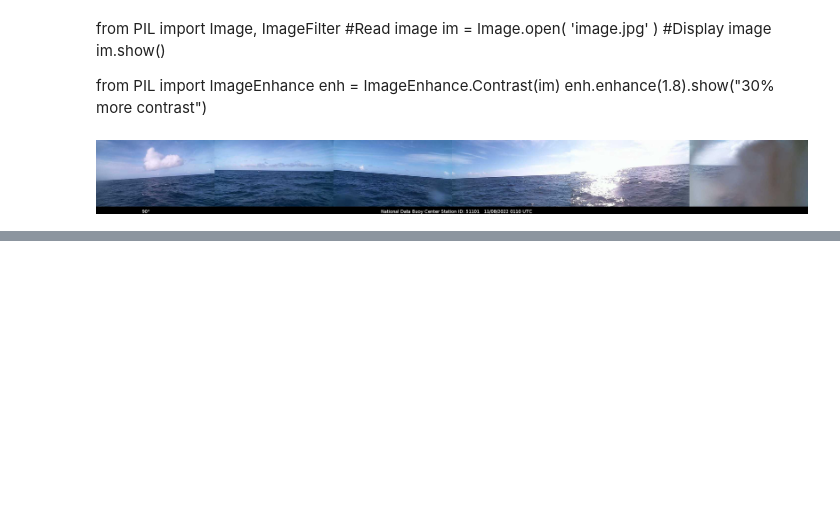
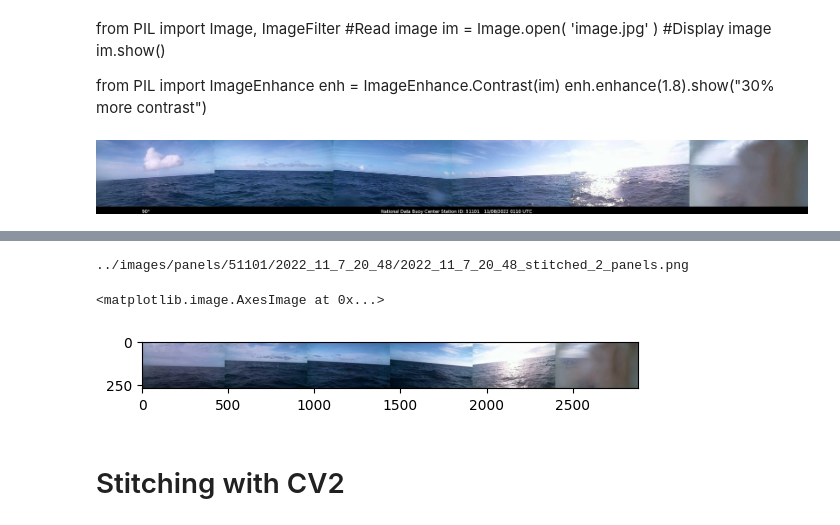
Before and after one commit to grahamwaters/PySeas, a Jupyter notebook: notebooks/full_day2.ipynb, the cells around one changed output, grey strips where cells are left out. Saved outputs shown, nothing was run; the diff lists cells and outputs as text; code cells hidden in the pictures; blank space fills up the shorter version.

```diff
--- a/notebooks/full_day2.ipynb
+++ b/notebooks/full_day2.ipynb
@@ -681,0 +847,49 @@ display_panel(2022,11,6,51001)
+# %%
+# Now Stitch the images together into a single image (horizontal). You will be creating three images, one for each row of images.
+# Go through the images from left to right and stitch them together into a single image using the stitchImages function above.
+# You will need to use the stitchImages function two times, once for each row of images.
+
+# images in the second row first
+for i in range(len(row_2)):
+    if i == 0:
+        # set the first image in the row as the image to stitch to
+        image_to_stitch_to = row_2[i]
+    else:
+        # stitch the image to the image to stitch to
+        image_to_stitch_to = stitchImages(image_to_stitch_to, row_2[i])
+
+# save the stitched image as '{date}_stitched_panels.png' in panel_folder_path (e.g. 2021-03-01_stitched_panels.png)
+# Where the date is the date of the first image in the folder. (This is the name of the folder)
+date = panel_folder_path.split('/')[-1]
+filename = panel_folder_path + '/' + date + '_stitched_1_panels.png'
+if not os.path.isfile(filename):
+    image_to_stitch_to.save(filename)
+
+# images in the third row
+for i in range(len(row_3)):
+    if i == 0:
+        # set the first image in the row as the image to stitch to
+        image_to_stitch_to = row_3[i]
+    else:
+        # stitch the image to the image to stitch to
+        image_to_stitch_to = stitchImages(image_to_stitch_to, row_3[i])
+
+# save the stitched image as '{date}_stitched_panels.png' in panel_folder_path (e.g. 2021-03-01_stitched_panels.png)
+# Where the date is the date of the first image in the folder. (This is the name of the folder)
+date = panel_folder_path.split('/')[-1]
+filename = panel_folder_path + '/' + date + '_stitched_2_panels.png'
+
+print(filename) # debugging
+# if the file does not exist, save the image to the fil
+if not os.path.isfile(filename):
+    image_to_stitch_to.save(filename)
+# %% [output]
+../images/panels/51101/2022_11_7_20_48/2022_11_7_20_48_stitched_2_panels.png
+# %%
+# show the stitched image
+plt.imshow(image_to_stitch_to)
+# %% [output]
+<matplotlib.image.AxesImage at 0x...>
+[figure, added]
+# %% [markdown]
+# Stitching with CV2
```
Also changed, not shown: parts of 10 cells of this notebook.
